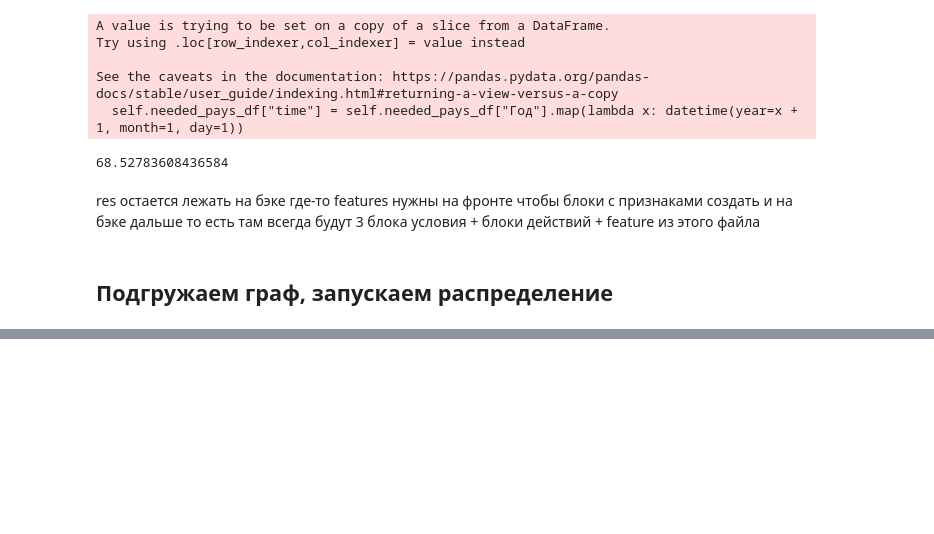
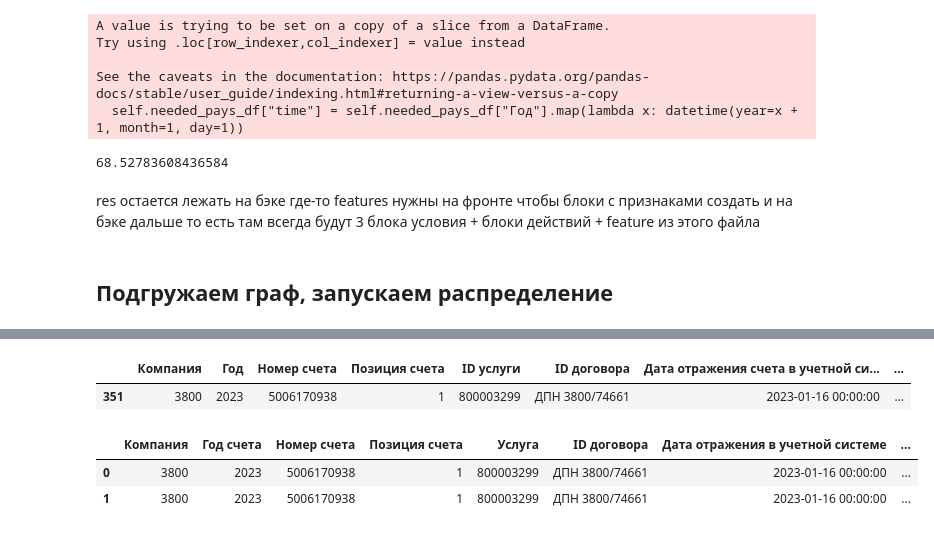
Before and after one commit to talkiiing-team/zakupai, a Jupyter notebook: services/api/ml/lib/data_concater_3.ipynb, the cells around one changed output, grey strips where cells are left out. Cells and saved outputs as stored; diff of their text form; code cells hidden in the pictures; blank space fills up the shorter version.

```diff
--- a/services/api/ml/lib/data_concater_3.ipynb
+++ b/services/api/ml/lib/data_concater_3.ipynb
@@ -83,0 +92,5 @@ distrib_sums = get_disrib_sums(res_by_prime, res["prime"].unique(), numeric_feat
+# %%
+pays_by_prime = pays_df.groupby("prime")
+res_by_prime = res.groupby("prime")
+group_pay = pays_by_prime.get_group("5006170938_1")
+group_res = res_by_prime.get_group("5006170938_1")
@@ -83,0 +102,11 @@ distrib_sums = get_disrib_sums(res_by_prime, res["prime"].unique(), numeric_feat
+# %%
+group_pay
+# %% [output]
+|  | Компания | Год | Номер счета | Позиция счета | ID услуги | ID договора | Дата отражения счета в учетной си... | ... |
+| 351 | 3800 | 2023 | 5006170938 | 1 | 800003299 | ДПН 3800/74661 | 2023-01-16 00:00:00 | ... |
+# %%
+group_res
+# %% [output]
+|  | Компания | Год счета | Номер счета | Позиция счета | Услуга | ID договора | Дата отражения в учетной системе | ... |
+| 0 | 3800 | 2023 | 5006170938 | 1 | 800003299 | ДПН 3800/74661 | 2023-01-16 00:00:00 | ... |
+| 1 | 3800 | 2023 | 5006170938 | 1 | 800003299 | ДПН 3800/74661 | 2023-01-16 00:00:00 | ... |
```
Also changed, not shown: parts of 11 cells of this notebook, 2 other files.
